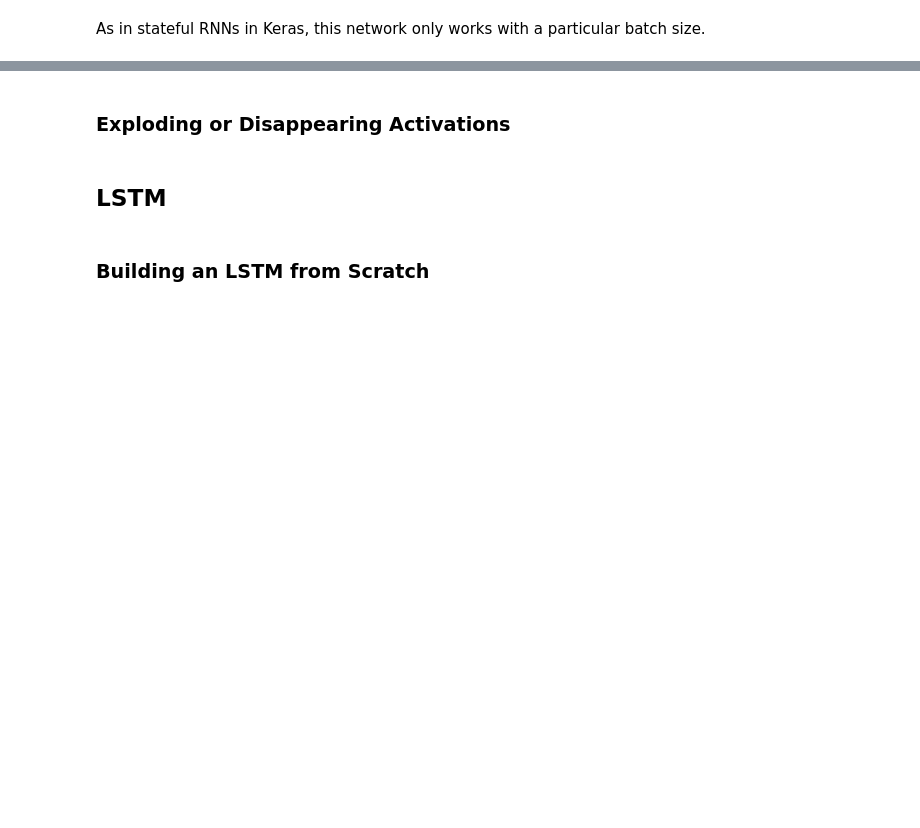
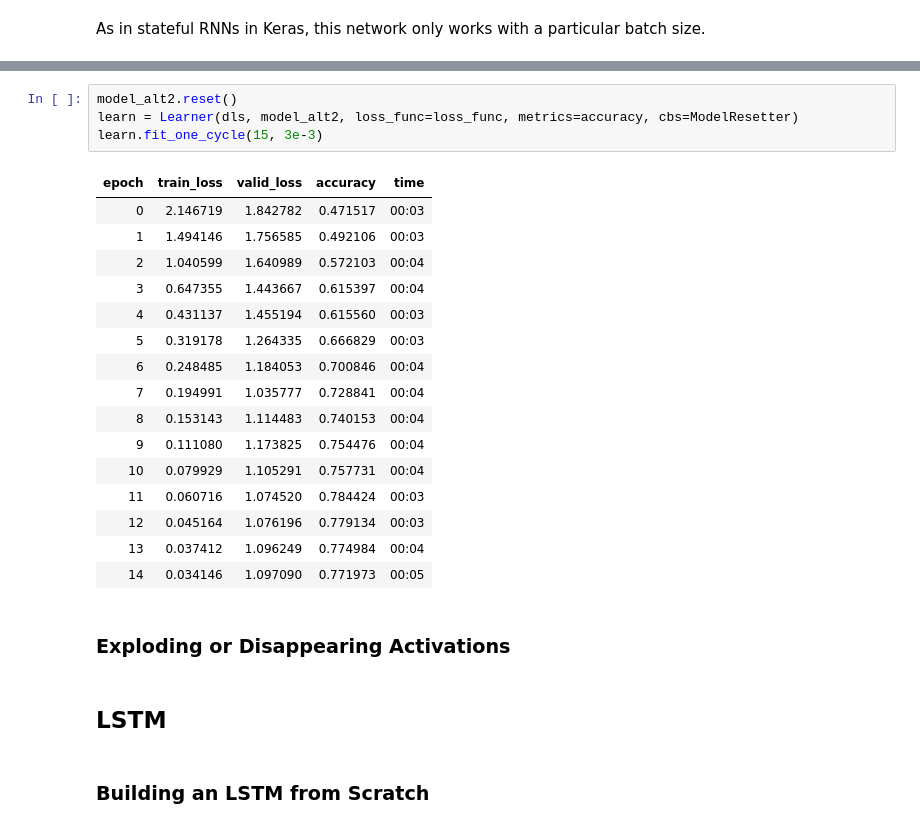
Before and after one commit to sambitmukherjee/fastbook, a Jupyter notebook: clean/12_nlp_dive.ipynb, the cells around one changed output, grey strips where cells are left out. Cells and saved outputs as stored; diff of their text form; blank space fills up the shorter version.

```diff
--- a/clean/12_nlp_dive.ipynb
+++ b/clean/12_nlp_dive.ipynb
@@ -1071,3 +1251,24 @@ learn.fit_one_cycle(15, 3e-3)
+# %%
+model_alt2.reset()
+learn = Learner(dls, model_alt2, loss_func=loss_func, metrics=accuracy, cbs=ModelResetter)
+learn.fit_one_cycle(15, 3e-3)
+# %% [output]
+| epoch | train_loss | valid_loss | accuracy | time |
+| 0 | 2.146719 | 1.842782 | 0.471517 | 00:03 |
+| 1 | 1.494146 | 1.756585 | 0.492106 | 00:03 |
+| 2 | 1.040599 | 1.640989 | 0.572103 | 00:04 |
+| 3 | 0.647355 | 1.443667 | 0.615397 | 00:04 |
+| 4 | 0.431137 | 1.455194 | 0.615560 | 00:03 |
+| 5 | 0.319178 | 1.264335 | 0.666829 | 00:03 |
+| 6 | 0.248485 | 1.184053 | 0.700846 | 00:04 |
+| 7 | 0.194991 | 1.035777 | 0.728841 | 00:04 |
+| 8 | 0.153143 | 1.114483 | 0.740153 | 00:04 |
+| 9 | 0.111080 | 1.173825 | 0.754476 | 00:04 |
+| 10 | 0.079929 | 1.105291 | 0.757731 | 00:04 |
+| 11 | 0.060716 | 1.074520 | 0.784424 | 00:03 |
+| 12 | 0.045164 | 1.076196 | 0.779134 | 00:03 |
+| 13 | 0.037412 | 1.096249 | 0.774984 | 00:04 |
+| 14 | 0.034146 | 1.097090 | 0.771973 | 00:05 |
 # %% [markdown]
 ### Exploding or Disappearing Activations
 # %% [markdown]
```
Also changed, not shown: parts of 27 cells of this notebook.
